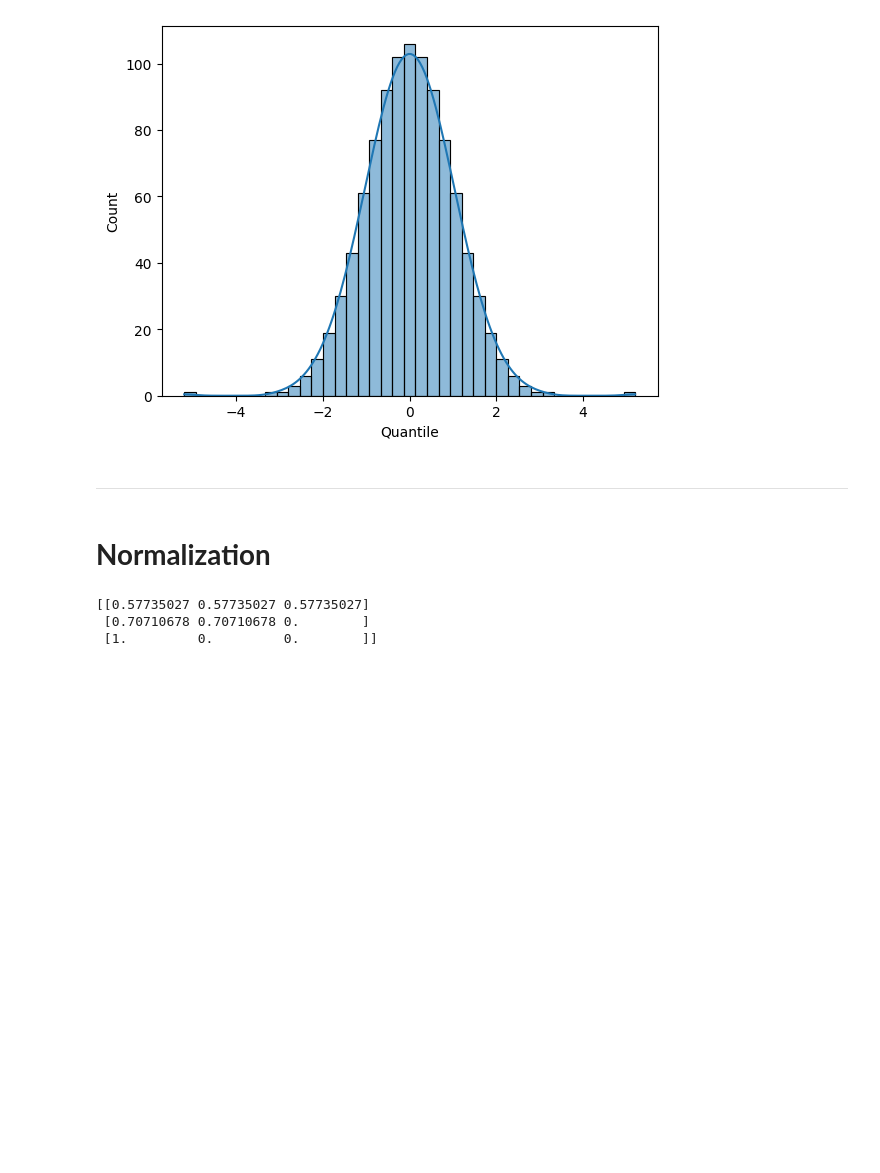
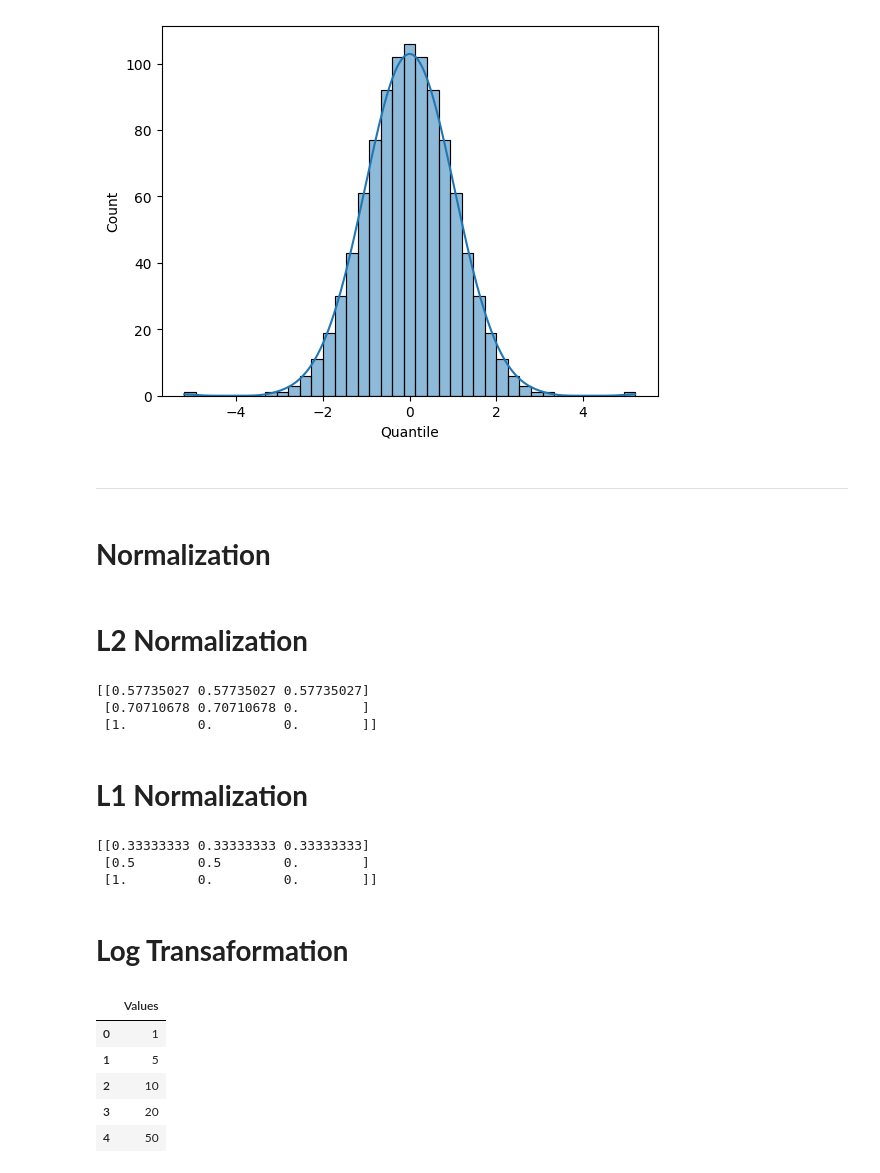
Before and after one commit to shahahmad-dev/machine_learnig, a Jupyter notebook: 06_scaling.ipynb, the cells around one changed output. Drawn from its saved outputs; the diff is of its cells as text; code cells hidden in the pictures; blank space fills up the shorter version.

```diff
--- a/06_scaling.ipynb
+++ b/06_scaling.ipynb
@@ -169,6 +172,8 @@ for col in df.columns:
 ---
 # %% [markdown]
 # **Normalization**
+# %% [markdown]
+# **L2 Normalization**
 # %%
 from sklearn.preprocessing import Normalizer
 data = [[1,1,1], [1,1,0], [1,0,0]]
@@ -180,3 +185,33 @@ print(normalizer.fit_transform(data))
 [[0.57735027 0.57735027 0.57735027]
  [0.70710678 0.70710678 0.        ]
  [1.         0.         0.        ]]
+# %% [markdown]
+# **L1 Normalization**
+# %%
+from sklearn.preprocessing import Normalizer
+data = [[1,1,1], [1,1,0], [1,0,0]]
+
+# df = pd.DataFrame(data, columns=['1st', '2nd', '3rd'])
+normalizer = Normalizer(norm='l1')
+print(normalizer.fit_transform(data))
+# %% [output]
+[[0.33333333 0.33333333 0.33333333]
+ [0.5        0.5        0.        ]
+ [1.         0.         0.        ]]
+# %% [markdown]
+# **Log Transaformation**
+# %%
+import pandas as pd
+import numpy as np
+
+# example dataset with skewed values
+df = { "Values": [1,5,10,20,50,100,200,500,1000,2000,5000,10000,20000,50000,100000]}
+df = pd.DataFrame(df)
+df.head()
+# %% [output]
+|  | Values |
+| 0 | 1 |
+| 1 | 5 |
+| 2 | 10 |
+| 3 | 20 |
+| 4 | 50 |
```
Also changed, not shown: parts of 5 cells of this notebook, 13 other files.
